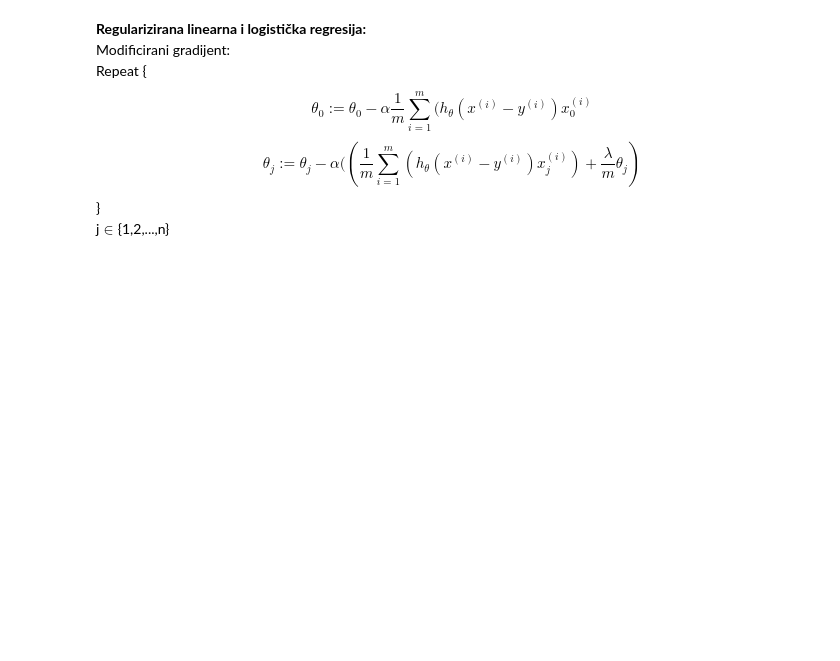
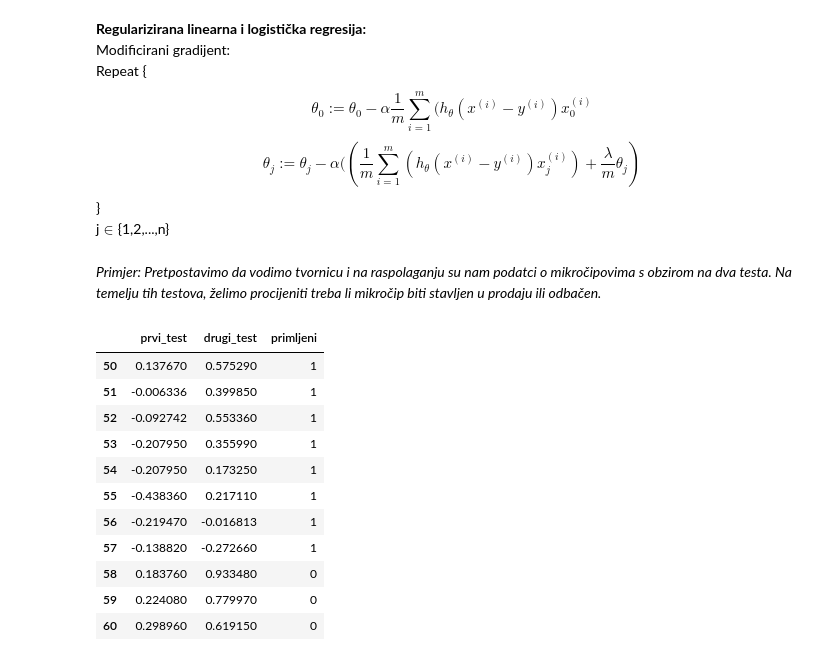
Before and after one commit to lucijamihalj/MSzadaca, a Jupyter notebook: strojno_ucenje.ipynb, the cells around one changed output. Cells and saved outputs as stored; diff of their text form; code cells hidden in the pictures; blank space fills up the shorter version.

```diff
--- a/strojno_ucenje.ipynb
+++ b/strojno_ucenje.ipynb
@@ -462,0 +491,18 @@ j$\in${1,2,...,n}
+# %% [markdown]
+*Primjer: Pretpostavimo da vodimo tvornicu i na raspolaganju su nam podatci o mikročipovima s obzirom na dva testa. Na temelju tih testova, želimo procijeniti treba li mikročip biti stavljen u prodaju ili odbačen.*
+# %%
+chips = pd.read_csv("chips.txt", delimiter=",", names=["prvi_test", "drugi_test", "primljeni"])
+chips.loc[50:60,:]
+# %% [output]
+|  | prvi_test | drugi_test | primljeni |
+| 50 | 0.137670 | 0.575290 | 1 |
+| 51 | -0.006336 | 0.399850 | 1 |
+| 52 | -0.092742 | 0.553360 | 1 |
+| 53 | -0.207950 | 0.355990 | 1 |
+| 54 | -0.207950 | 0.173250 | 1 |
+| 55 | -0.438360 | 0.217110 | 1 |
+| 56 | -0.219470 | -0.016813 | 1 |
+| 57 | -0.138820 | -0.272660 | 1 |
+| 58 | 0.183760 | 0.933480 | 0 |
+| 59 | 0.224080 | 0.779970 | 0 |
+| 60 | 0.298960 | 0.619150 | 0 |
```
Also changed, not shown: parts of 45 cells of this notebook.
